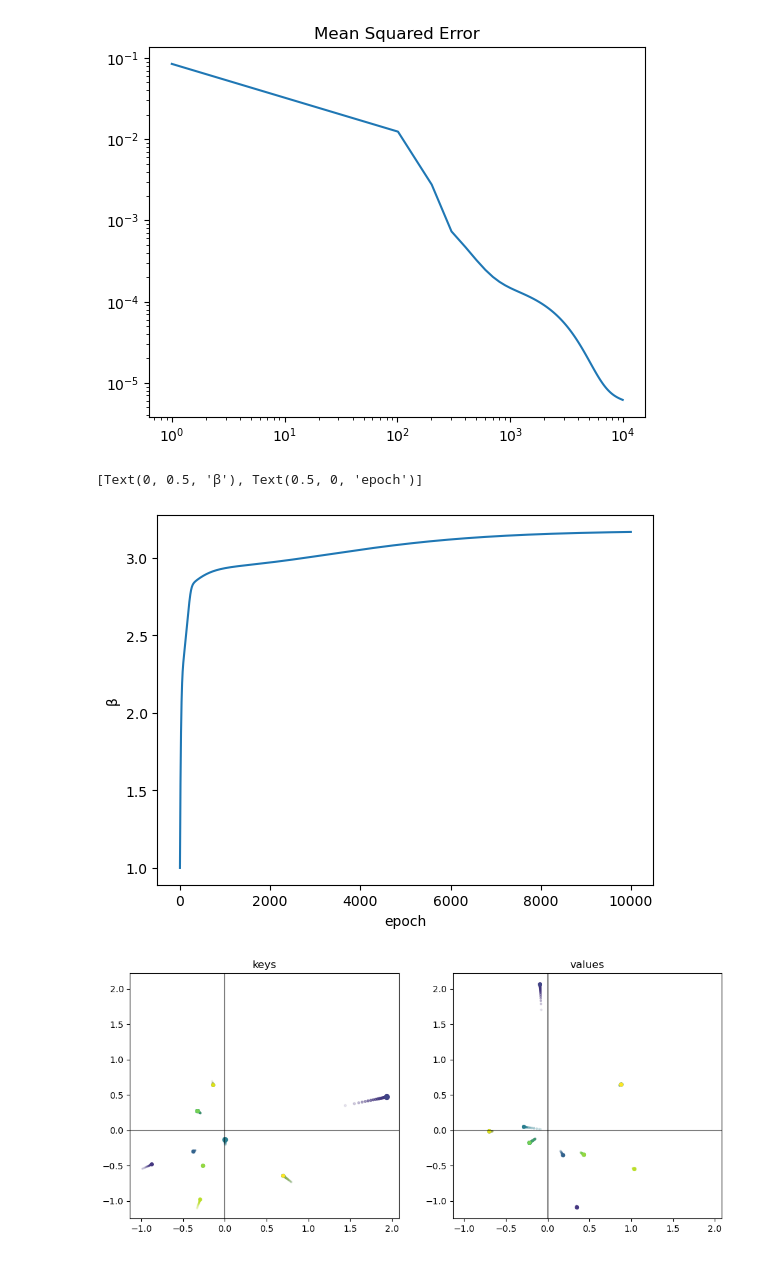
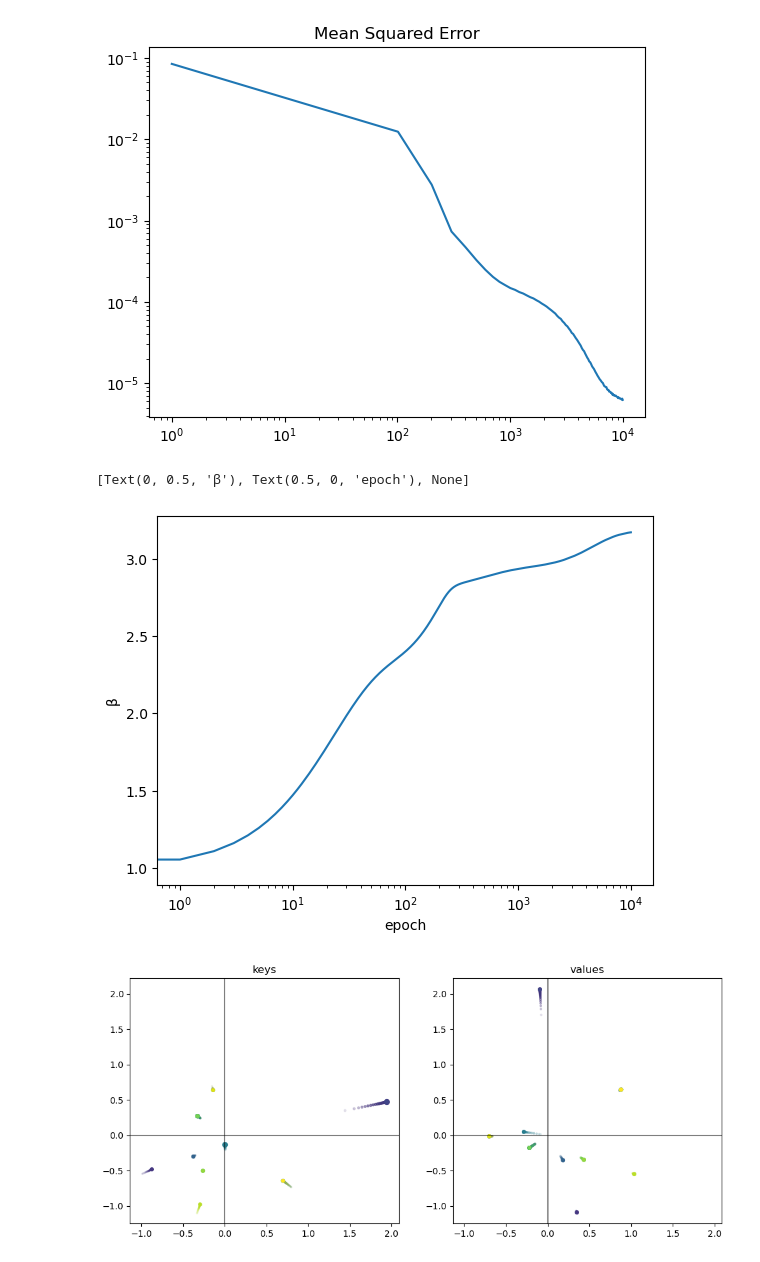
Before and after one commit to Daniel-Packer/equivariant-attention, a Jupyter notebook: notebooks/rotation_attention.ipynb, the cells around one changed output. Drawn from its saved outputs; the diff is of its cells as text; code cells hidden in the pictures.

```diff
--- a/notebooks/rotation_attention.ipynb
+++ b/notebooks/rotation_attention.ipynb
@@ -82,14 +82,15 @@ ax.set(xscale="log", yscale="log", title="Mean Squared Error")
 # %%
 fig, ax = plt.subplots()
 
 ax.plot(
     jnp.arange(betas_hist.shape[0]),
     betas_hist
 )
-ax.set(ylabel="\u03B2", xlabel = "epoch")
+
+ax.set(ylabel="\u03B2", xlabel = "epoch", xscale = "log")
 # %% [output]
-[Text(0, 0.5, 'β'), Text(0.5, 0, 'epoch')]
+[Text(0, 0.5, 'β'), Text(0.5, 0, 'epoch'), None]
-[figure, old version]
+[figure, new version]
 # %%
 fig, axs = plt.subplots(1, 2, figsize=(12, 5))
 cmap = colormaps.get_cmap("viridis")
```
Also changed, not shown: parts of 1 cell of this notebook, 3 other files.
